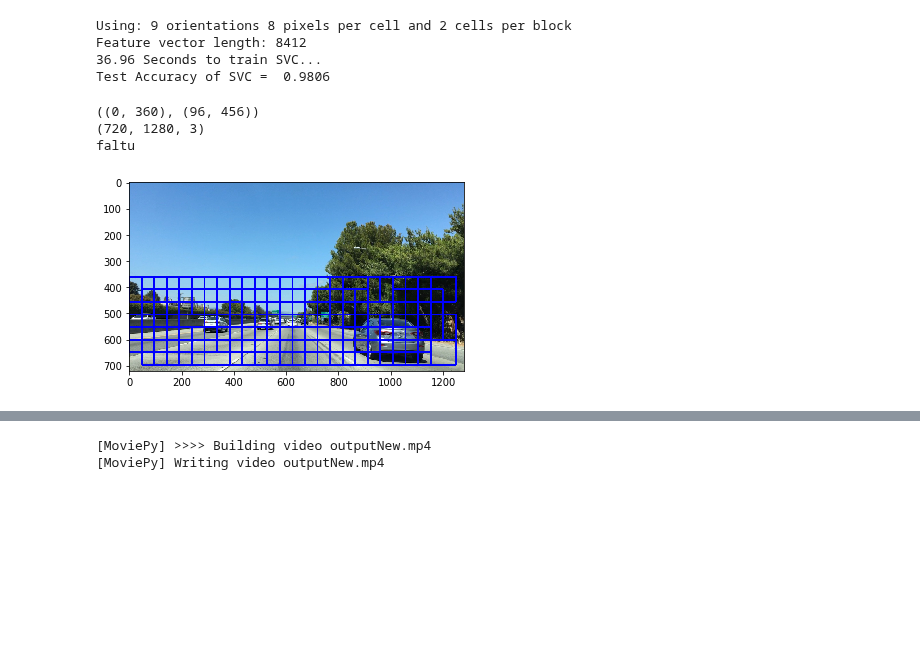
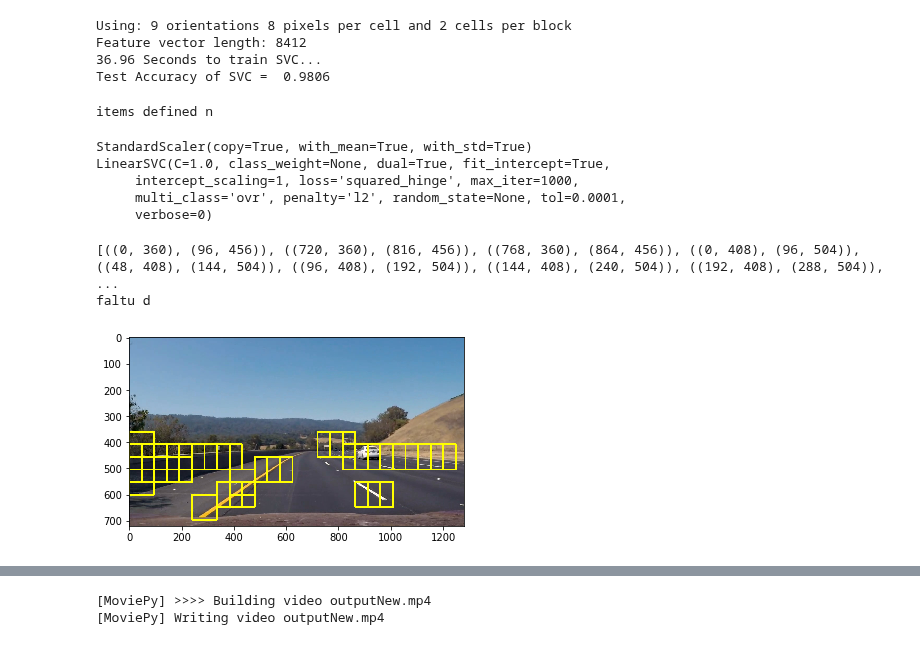
Before and after one commit to ikartiks/CarND-Vehicle-Detection-And-Tracking, a Jupyter notebook: P1.ipynb, the cells around one changed output, grey strips where cells are left out. Cells and saved outputs as stored; diff of their text form; code cells hidden in the pictures; blank space fills up the shorter version.

Commit message:
added new scaled outputs

```diff
--- a/P1.ipynb
+++ b/P1.ipynb
@@ -784,13 +662,39 @@ Using: 9 orientations 8 pixels per cell and 2 cells per block
 Feature vector length: 8412
 36.96 Seconds to train SVC...
 Test Accuracy of SVC =  0.9806
+# %%
+color_space = 'HLS' # Can be RGB, HSV, LUV, HLS, YUV, YCrCb
+orient = 9  # HOG orientations
+pix_per_cell = 8 # HOG pixels per cell
+cell_per_block = 2 # HOG cells per block
+hog_channel = "ALL" # Can be 0, 1, 2, or "ALL"
+spatial_size = (32, 32) # Spatial binning dimensions
+hist_bins = 16    # Number of histogram bins
+spatial_feat = True # Spatial features on or off
+hist_feat = True # Histogram features on or off
+hog_feat = True # HOG features on or off
+y_start_stop = [None, None] # Min and max in y to search in slide_window()
+
+print('items defined n')
+# %% [output]
+items defined n
+# %%
+X_scaler = pickle.load( open( "hls_spatial_hog_hist.p", "rb" ) )
+print(X_scaler)
+
+svc = pickle.load( open( "hls_spatial_hog_hist_svc.p", "rb" ) )
+print(svc)
+# %% [output]
+StandardScaler(copy=True, with_mean=True, with_std=True)
+LinearSVC(C=1.0, class_weight=None, dual=True, fit_intercept=True,
+     intercept_scaling=1, loss='squared_hinge', max_iter=1000,
+     multi_class='ovr', penalty='l2', random_state=None, tol=0.0001,
+     verbose=0)
 # %%
 # Using search and classify
-
-
 t=time.time()
 
-image = mpimg.imread('bbox-example-image.jpg')
+image = mpimg.imread('output/vid647.jpg')
 
 heat = np.zeros_like(image[:,:,0]).astype(np.float)
 
@@ -804,41 +708,57 @@ draw_image = np.copy(image)
 windows = slide_window(image, x_start_stop=[None, None], y_start_stop=y_start_stop,
                     xy_window=(96, 96), xy_overlap=(0.5, 0.5))
 
 hot_windows = search_windows(image, windows, svc, X_scaler, color_space=color_space,
                         spatial_size=spatial_size, hist_bins=hist_bins,
                         orient=orient, pix_per_cell=pix_per_cell,
                         cell_per_block=cell_per_block,
                         hog_channel=hog_channel, spatial_feat=spatial_feat,
                         hist_feat=hist_feat, hog_feat=hog_feat)
 
 
 heat = add_heat(heat,hot_windows)
 
 # Apply threshold to help remove false positives
 heat = apply_threshold(heat,1)
 
 # Visualize the heatmap when displaying
 heatmap = np.clip(heat, 0, 255)
 
 # Find final boxes from heatmap using label function
 labels = label(heatmap)
 
 #print(labels.shape,' \n ',lables)
 
-#draw_img = draw_labeled_bboxes(draw_image, labels)
+'''
+draw_img = draw_labeled_bboxes(draw_image, labels)
 
-print(draw_image.shape)
 
-window_img = draw_boxes(draw_image, hot_windows, color=(0, 0, 255), thick=6)
+
+fig = plt.figure()
+fig.figsize=(10,10)
+plt.subplot(121)
+plt.imshow(draw_img)
+plt.title('Car Positions')
+plt.subplot(122)
+plt.imshow(heatmap, cmap='gray')#
+plt.title('Heat Map')
+fig.tight_layout()
+
+'''
+
+
+print(hot_windows)
+window_img = draw_boxes(draw_image, hot_windows, color=(255, 255, 0), thick=6)
 
 plt.imshow(window_img)
 
-print('faltu')
+
+
+print('faltu d')
 # %% [output]
-((0, 360), (96, 456))
-(720, 1280, 3)
-faltu
+[((0, 360), (96, 456)), ((720, 360), (816, 456)), ((768, 360), (864, 456)), ((0, 408), (96, 504)), ((48, 408), (144, 504)), ((96, 408), (192, 504)), ((144, 408), (240, 504)), ((192, 408), (288, 504)), ...
+faltu d
-[figure, old version]
+[figure, new version]
 # %%
 #Using find cars
 
```
Also changed, not shown: parts of 9 cells of this notebook, 14 other files.
